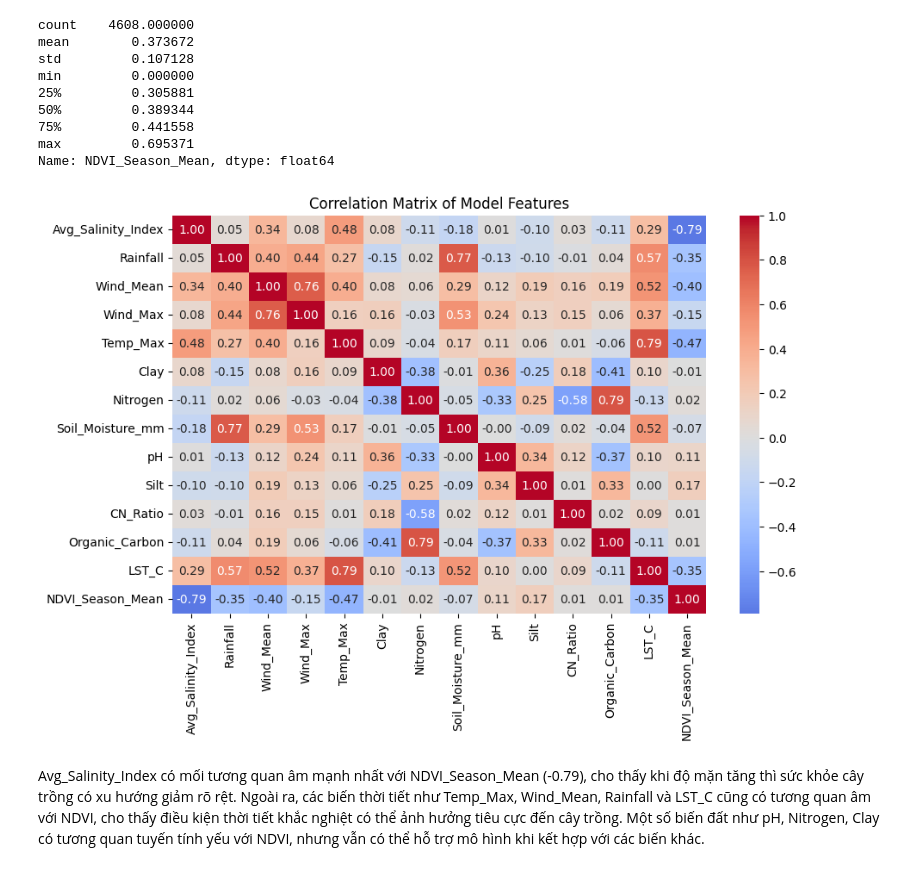
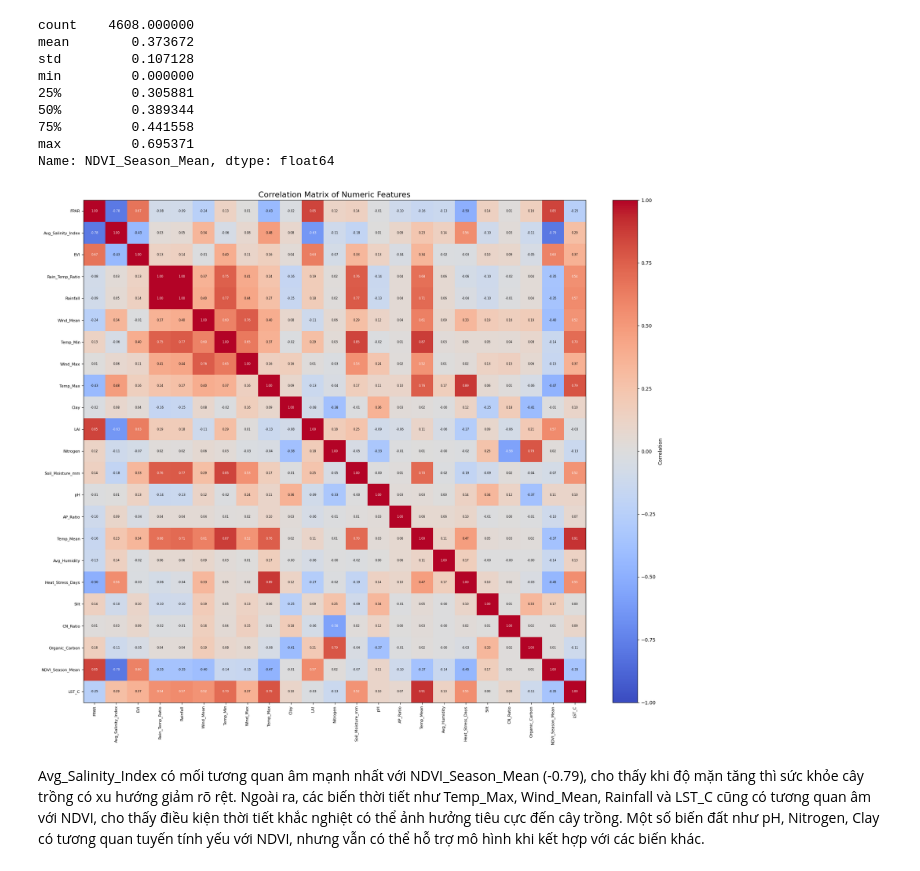
Before and after one commit to AKANEMO22/ADY201m---SU26, a Jupyter notebook: 3. EDA/EDA.ipynb, the cells around one changed output. Cells and saved outputs as stored; diff of their text form; code cells hidden in the pictures.

```diff
--- a/3. EDA/EDA.ipynb
+++ b/3. EDA/EDA.ipynb
@@ -53,21 +53,39 @@ min         0.000000
 max         0.695371
 Name: NDVI_Season_Mean, dtype: float64
 # %%
-model_cols = [
-    "Avg_Salinity_Index", "Rainfall", "Wind_Mean", "Wind_Max",
-    "Temp_Max", "Clay", "Nitrogen", "Soil_Moisture_mm",
-    "pH", "Silt", "CN_Ratio", "Organic_Carbon", "LST_C",
-    "NDVI_Season_Mean"
-]
 
-corr = df[model_cols].corr()
+# Chỉ lấy cột số
+numeric_df = df.select_dtypes(include=["int64", "float64"])
 
-plt.figure(figsize=(10, 6))
-sns.heatmap(corr, annot=True, cmap="coolwarm", center=0, fmt=".2f")
-plt.title("Correlation Matrix of Model Features")
+# Tính ma trận tương quan
+corr_matrix = numeric_df.corr()
+
+# Vẽ heatmap
+fig, ax = plt.subplots(figsize=(20, 16))
+im = ax.imshow(corr_matrix.values, cmap="coolwarm", vmin=-1, vmax=1)
+
+# Thanh màu
+cbar = plt.colorbar(im, fraction=0.046, pad=0.04)
+cbar.set_label("Correlation")
+
+# Nhãn trục
+ax.set_xticks(np.arange(len(corr_matrix.columns)))
+ax.set_yticks(np.arange(len(corr_matrix.columns)))
+ax.set_xticklabels(corr_matrix.columns, rotation=90, fontsize=8)
+ax.set_yticklabels(corr_matrix.columns, fontsize=8)
+
+# Ghi số vào từng ô
+for i in range(corr_matrix.shape[0]):
+    for j in range(corr_matrix.shape[1]):
+        value = corr_matrix.iloc[i, j]
+        text_color = "white" if abs(value) > 0.5 else "black"
+        ax.text(j, i, f"{value:.2f}", ha="center", va="center", color=text_color, fontsize=6)
+
+plt.title("Correlation Matrix of Numeric Features", fontsize=16)
+plt.tight_layout()
 plt.show()
 # %% [output]
-[figure, old version]
+[figure, new version]
 # %% [markdown]
 Avg_Salinity_Index có mối tương quan âm mạnh nhất với NDVI_Season_Mean (-0.79), cho thấy khi độ mặn tăng thì sức khỏe cây trồng có xu hướng giảm rõ rệt. Ngoài ra, các biến thời tiết như Temp_Max, Wind_Mean, Rainfall và LST_C cũng có tương quan âm với NDVI, cho thấy điều kiện thời tiết khắc nghiệt có thể ảnh hưởng tiêu cực đến cây trồng. Một số biến đất như pH, Nitrogen, Clay có tương quan tuyến tính yếu với NDVI, nhưng vẫn có thể hỗ trợ mô hình khi kết hợp với các biến khác.
 # %%
```
